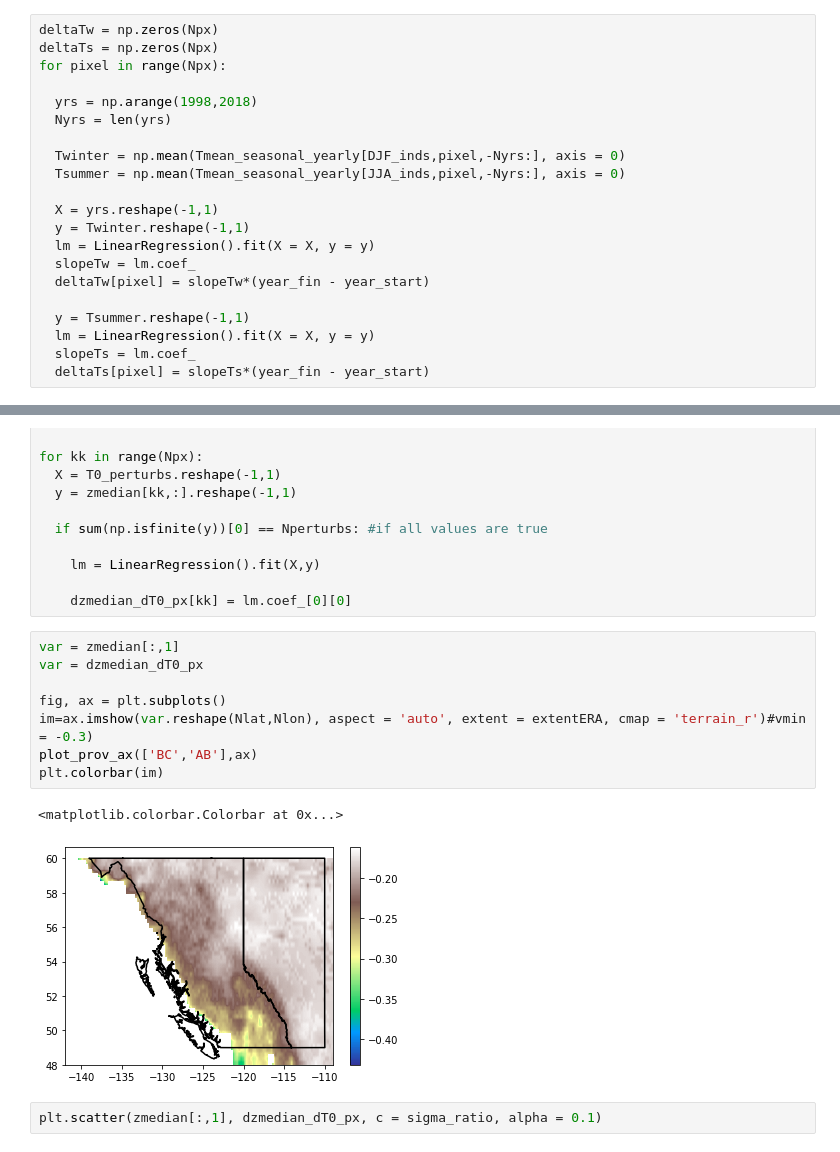
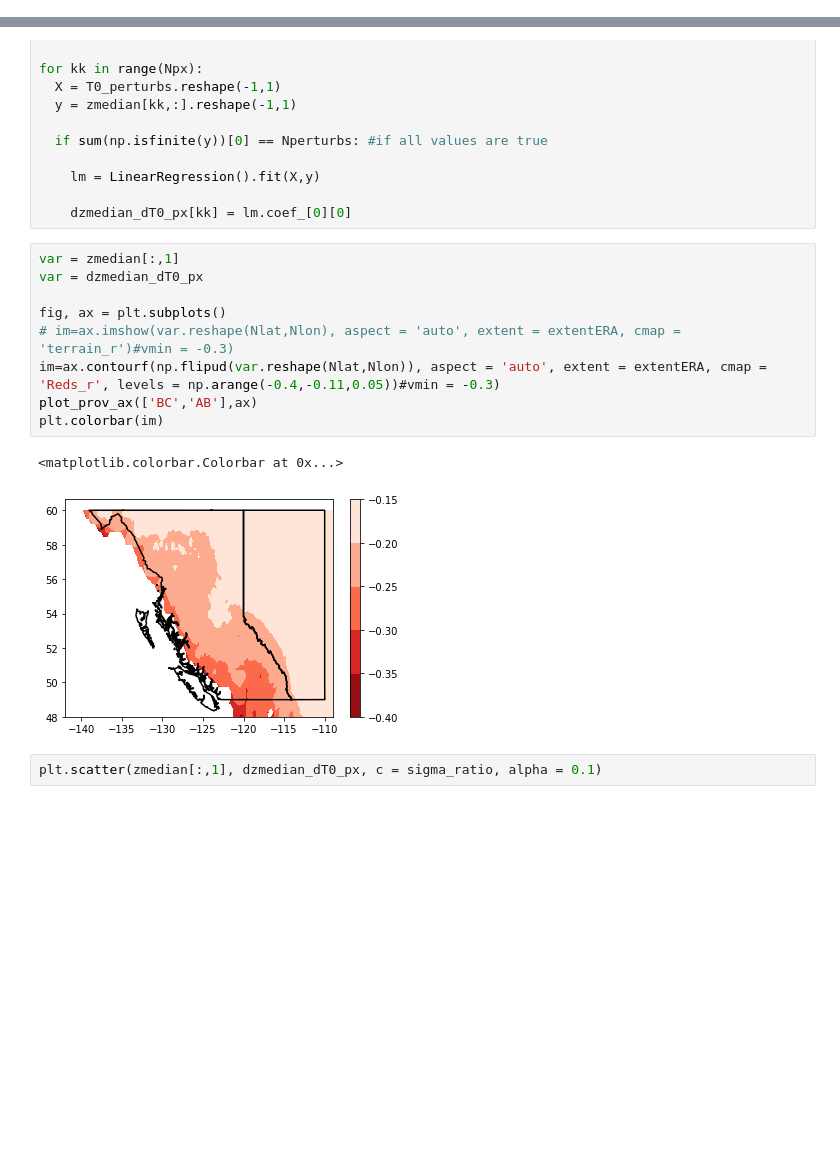
Before and after one commit to andersonsam/cnn_lstm_interpret, a Jupyter notebook: sine_sensitivity.ipynb, the cells around one changed output, grey strips where cells are left out. Drawn from its saved outputs; the diff is of its cells as text; blank space fills up the shorter version.

```diff
--- a/sine_sensitivity.ipynb
+++ b/sine_sensitivity.ipynb
@@ -583,21 +616,0 @@ P_seasonal = np.mean(P_seasonal_yearly, axis = -1)
-# %%
-deltaTw = np.zeros(Npx)
-deltaTs = np.zeros(Npx)
-for pixel in range(Npx):
-
-  yrs = np.arange(1998,2018)
-  Nyrs = len(yrs)
-
-  Twinter = np.mean(Tmean_seasonal_yearly[DJF_inds,pixel,-Nyrs:], axis = 0)
-  Tsummer = np.mean(Tmean_seasonal_yearly[JJA_inds,pixel,-Nyrs:], axis = 0)
-
-  X = yrs.reshape(-1,1)
-  y = Twinter.reshape(-1,1)
-  lm = LinearRegression().fit(X = X, y = y)
-  slopeTw = lm.coef_
-  deltaTw[pixel] = slopeTw*(year_fin - year_start)
-
-  y = Tsummer.reshape(-1,1)
-  lm = LinearRegression().fit(X = X, y = y)
-  slopeTs = lm.coef_
-  deltaTs[pixel] = slopeTs*(year_fin - year_start)
@@ -1084,14 +1139,15 @@ for kk in range(Npx):
 # %%
 var = zmedian[:,1]
 var = dzmedian_dT0_px
 
 fig, ax = plt.subplots()
-im=ax.imshow(var.reshape(Nlat,Nlon), aspect = 'auto', extent = extentERA, cmap = 'terrain_r')#vmin = -0.3)
+# im=ax.imshow(var.reshape(Nlat,Nlon), aspect = 'auto', extent = extentERA, cmap = 'terrain_r')#vmin = -0.3)
+im=ax.contourf(np.flipud(var.reshape(Nlat,Nlon)), aspect = 'auto', extent = extentERA, cmap = 'Reds_r', levels = np.arange(-0.4,-0.11,0.05))#vmin = -0.3)
 plot_prov_ax(['BC','AB'],ax)
 plt.colorbar(im)
 # %% [output]
 <matplotlib.colorbar.Colorbar at 0x...>
-[figure, old version]
+[figure, new version]
 # %%
 plt.scatter(zmedian[:,1], dzmedian_dT0_px, c = sigma_ratio, alpha = 0.1)
 # %% [output]
```
Also changed, not shown: parts of 22 cells of this notebook.
